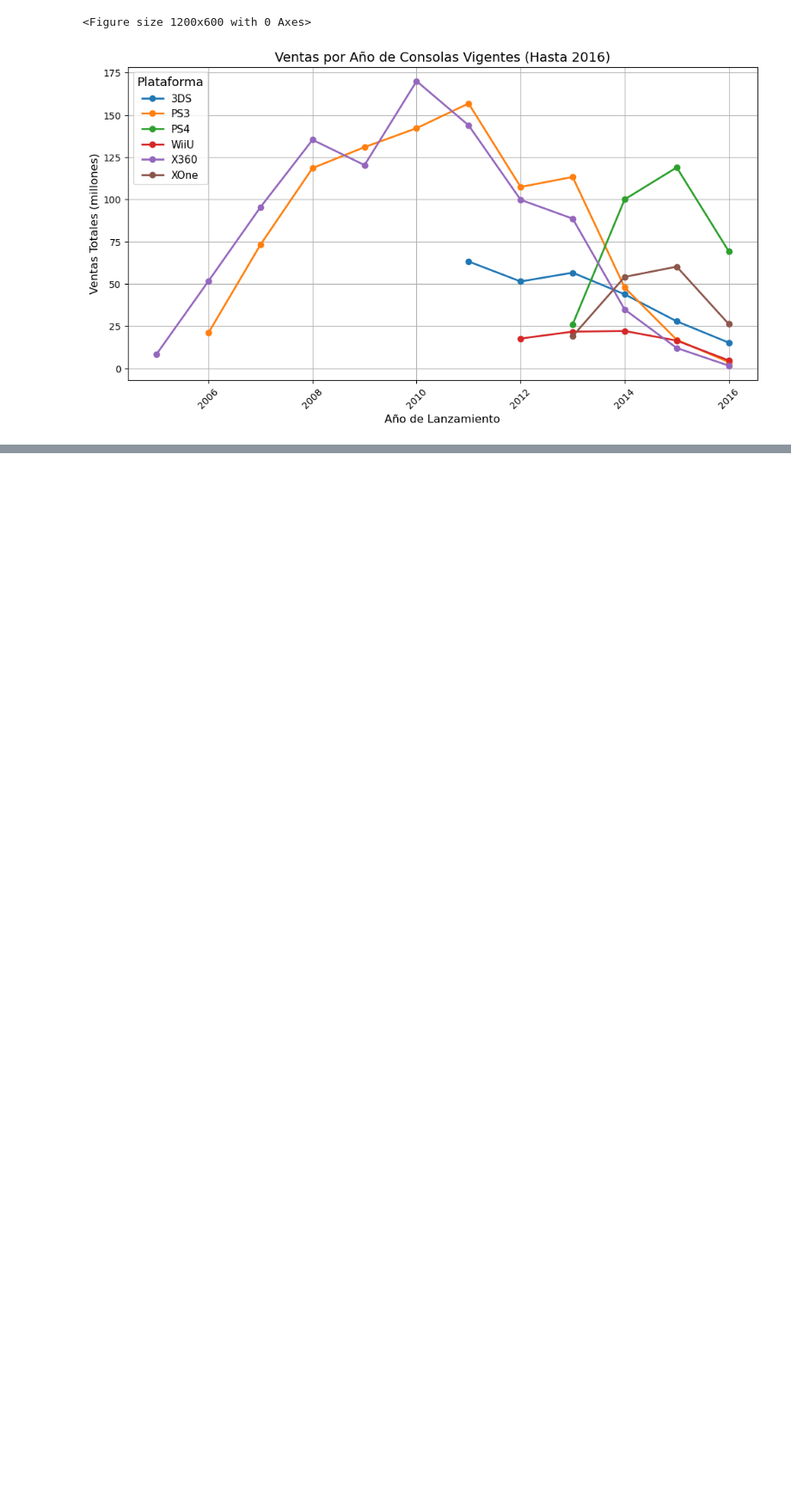
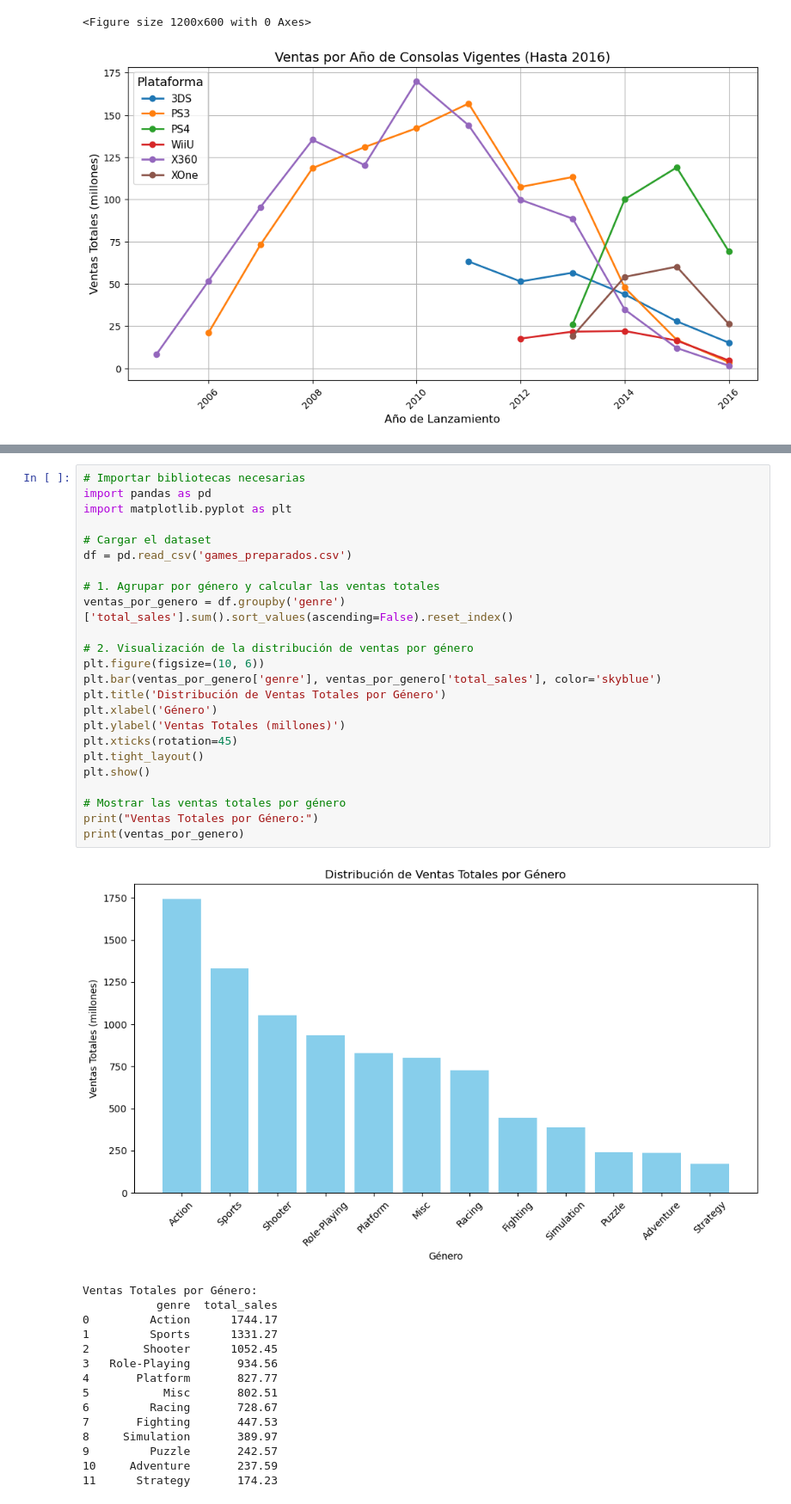
Before and after one commit to reyesleo22/Analisis_-de-Consolas-2016, a Jupyter notebook: reporte.ipynb, the cells around one changed output, grey strips where cells are left out. Shown: that part at 86% size. Saved outputs shown, nothing was run; the diff lists cells and outputs as text; blank space fills up the shorter version.

```diff
--- a/reporte.ipynb
+++ b/reporte.ipynb
@@ -361,0 +636,40 @@ plt.show()
+# %%
+# Importar bibliotecas necesarias
+import pandas as pd
+import matplotlib.pyplot as plt
+
+# Cargar el dataset
+df = pd.read_csv('games_preparados.csv')
+
+# 1. Agrupar por género y calcular las ventas totales
+ventas_por_genero = df.groupby('genre')['total_sales'].sum().sort_values(ascending=False).reset_index()
+
+# 2. Visualización de la distribución de ventas por género
+plt.figure(figsize=(10, 6))
+plt.bar(ventas_por_genero['genre'], ventas_por_genero['total_sales'], color='skyblue')
+plt.title('Distribución de Ventas Totales por Género')
+plt.xlabel('Género')
+plt.ylabel('Ventas Totales (millones)')
+plt.xticks(rotation=45)
+plt.tight_layout()
+plt.show()
+
+# Mostrar las ventas totales por género
+print("Ventas Totales por Género:")
+print(ventas_por_genero)
+# %% [output]
+[figure, added]
+Ventas Totales por Género:
+           genre  total_sales
+0         Action      1744.17
+1         Sports      1331.27
+2        Shooter      1052.45
+3   Role-Playing       934.56
+4       Platform       827.77
+5           Misc       802.51
+6         Racing       728.67
+7       Fighting       447.53
+8     Simulation       389.97
+9         Puzzle       242.57
+10     Adventure       237.59
+11      Strategy       174.23
```
Also changed, not shown: parts of 11 cells of this notebook.
